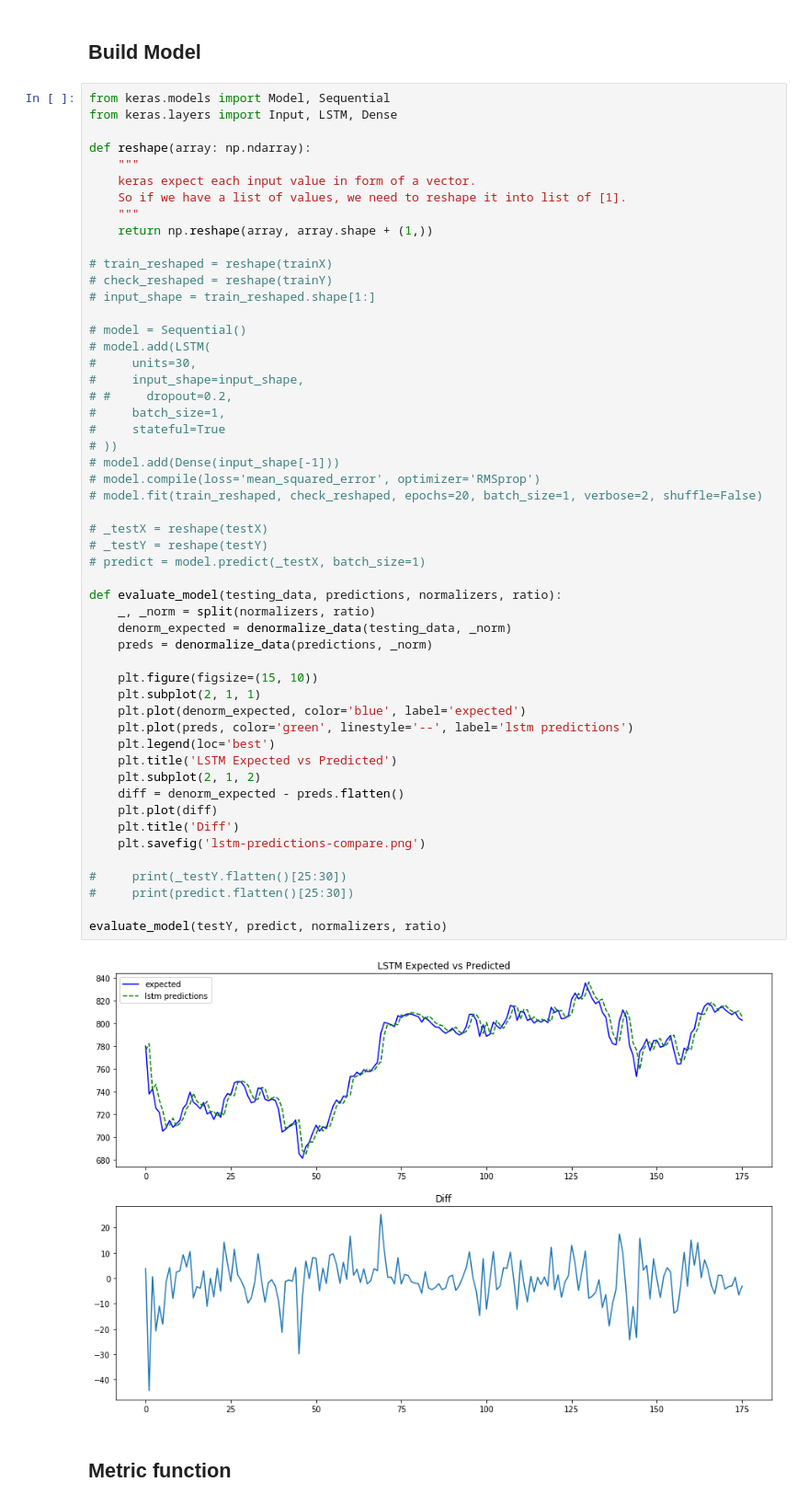
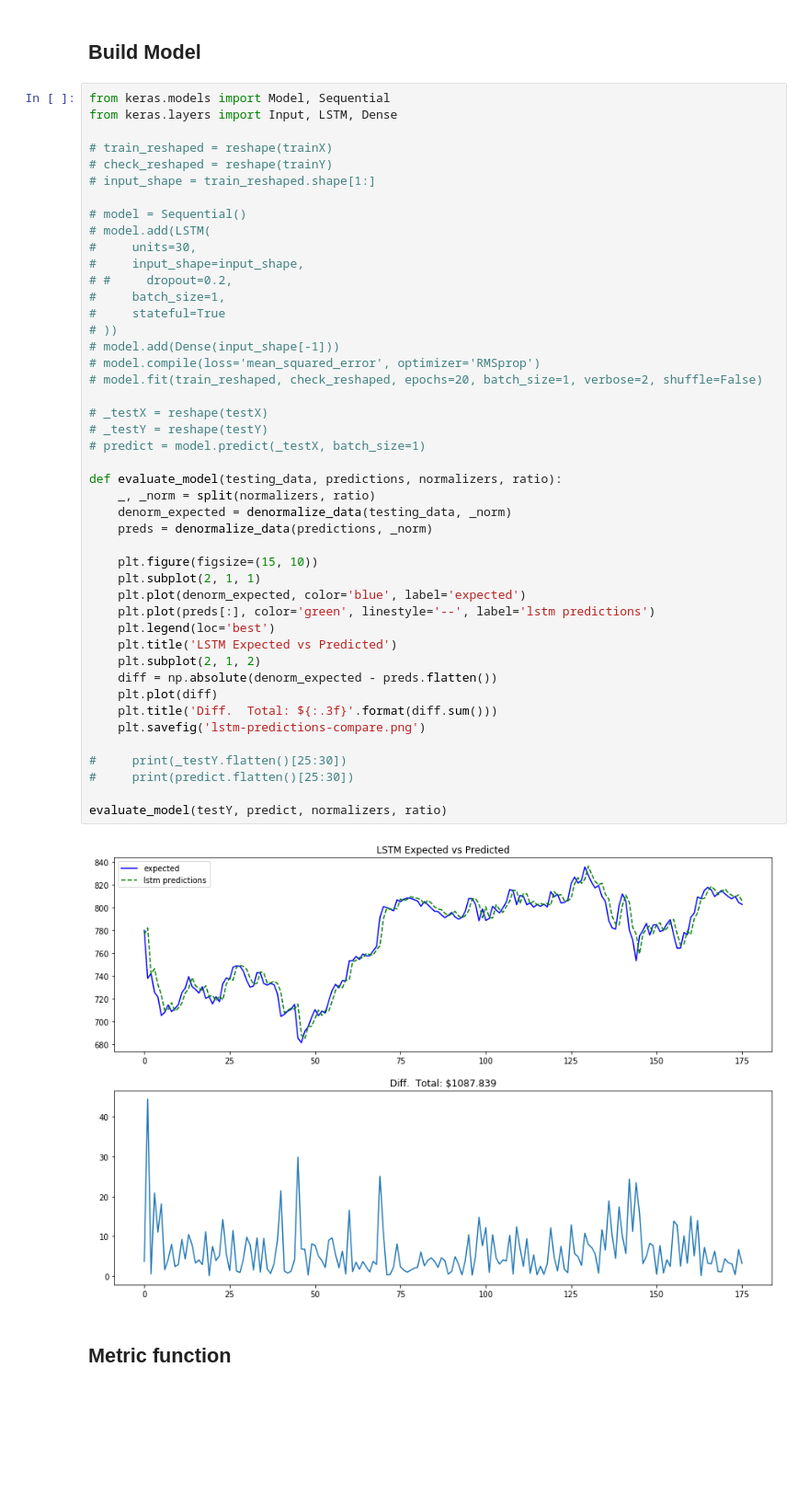
Before and after one commit to vhquang/machine-learning, a Jupyter notebook: stock-price.ipynb, the cells around one changed output. Shown at 92% size. Drawn from its saved outputs; the diff is of its cells as text; blank space fills up the shorter version.

Commit message:
make absolute diff, and calculate sum diff

```diff
--- a/stock-price.ipynb
+++ b/stock-price.ipynb
@@ -148,13 +148,6 @@ assert len(trainX) == len(trainY) and len(testX) == len(testY)
 # %%
 from keras.models import Model, Sequential
 from keras.layers import Input, LSTM, Dense
-
-def reshape(array: np.ndarray):
-    """
-    keras expect each input value in form of a vector.
-    So if we have a list of values, we need to reshape it into list of [1].
-    """
-    return np.reshape(array, array.shape + (1,))
 
 # train_reshaped = reshape(trainX)
 # check_reshaped = reshape(trainY)
@@ -168,37 +161,37 @@ def reshape(array: np.ndarray):
 #     batch_size=1,
 #     stateful=True
 # ))
 # model.add(Dense(input_shape[-1]))
 # model.compile(loss='mean_squared_error', optimizer='RMSprop')
 # model.fit(train_reshaped, check_reshaped, epochs=20, batch_size=1, verbose=2, shuffle=False)
 
 # _testX = reshape(testX)
 # _testY = reshape(testY)
 # predict = model.predict(_testX, batch_size=1)
 
 def evaluate_model(testing_data, predictions, normalizers, ratio):
     _, _norm = split(normalizers, ratio)
     denorm_expected = denormalize_data(testing_data, _norm)
     preds = denormalize_data(predictions, _norm)
 
     plt.figure(figsize=(15, 10))
     plt.subplot(2, 1, 1)
     plt.plot(denorm_expected, color='blue', label='expected')
-    plt.plot(preds, color='green', linestyle='--', label='lstm predictions')
+    plt.plot(preds[:], color='green', linestyle='--', label='lstm predictions')
     plt.legend(loc='best')
     plt.title('LSTM Expected vs Predicted')
     plt.subplot(2, 1, 2)
-    diff = denorm_expected - preds.flatten()
+    diff = np.absolute(denorm_expected - preds.flatten())
     plt.plot(diff)
-    plt.title('Diff')
+    plt.title('Diff.  Total: ${:.3f}'.format(diff.sum()))
     plt.savefig('lstm-predictions-compare.png')
 
 #     print(_testY.flatten()[25:30])
 #     print(predict.flatten()[25:30])
 
 evaluate_model(testY, predict, normalizers, ratio)
 # %% [output]
-[figure, old version]
+[figure, new version]
 # %% [markdown]
 ## Metric function
 # %% [markdown]
```
Also changed, not shown: parts of 3 cells of this notebook, 3 other files.
